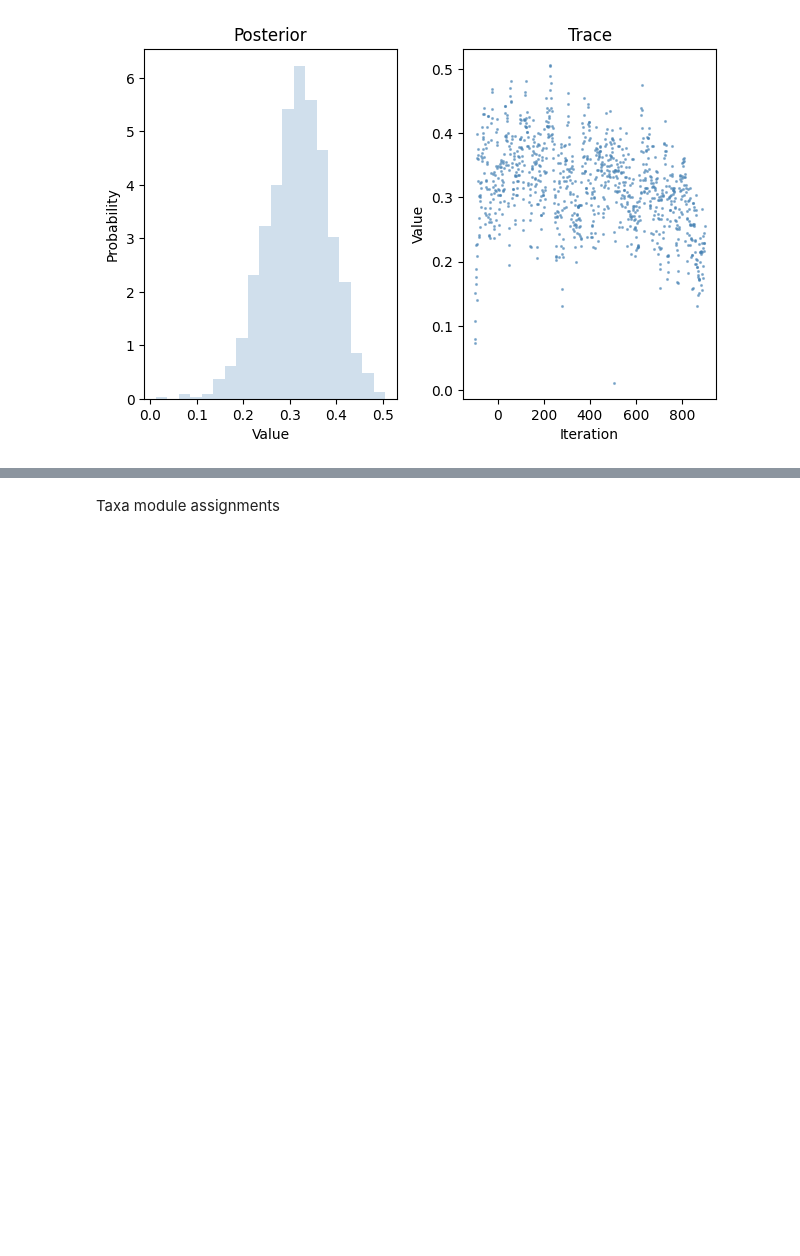
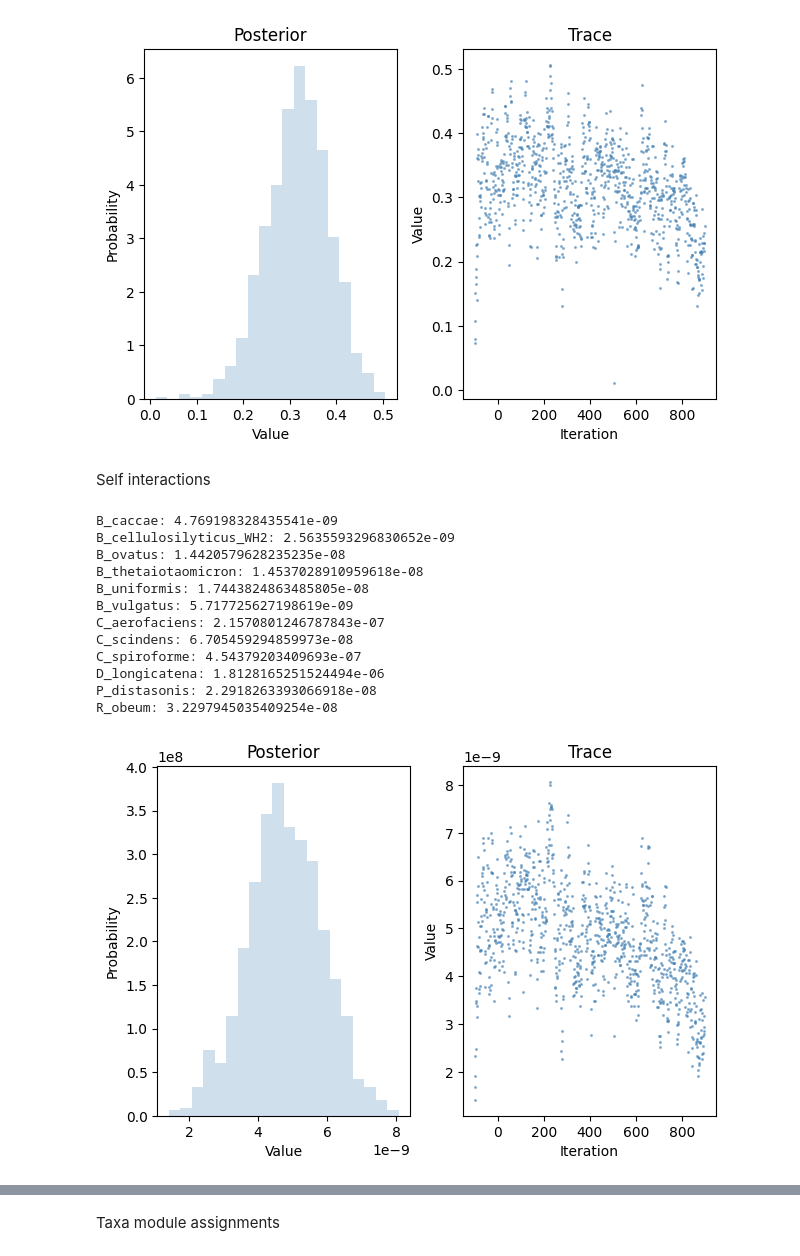
Before and after one commit to alejandrocs98/masters-thesis, a Jupyter notebook: mdsine2_mcnulty_lf0.ipynb, the cells around one changed output, grey strips where cells are left out. Saved outputs shown, nothing was run; the diff lists cells and outputs as text; code cells hidden in the pictures; blank space fills up the shorter version.

Commit message:
More mdsine2 utilities applied: interactions, perturbations, self-inter, glvparams...

```diff
--- a/mdsine2_mcnulty_lf0.ipynb
+++ b/mdsine2_mcnulty_lf0.ipynb
@@ -270,3 +270,35 @@ D_longicatena: 0.040636820796319376
 P_distasonis: 0.5354105308494466
 R_obeum: 0.5963569640509283
 [figure]
+# %% [markdown]
+Self interactions
+# %%
+# Get the trace of the self interactions {names.py, config.py, posterior.py}
+self_interactions_lf0_s0 = mcmc_lf0_s0.graph[STRNAMES.SELF_INTERACTION_VALUE]
+self_interactions_trace_lf0_s0 = self_interactions_lf0_s0.get_trace_from_disk(section='entire')
+
+# Get the mean of the self interaction for each taxa {pylab/variables.py}
+self_interactions_mean_lf0_s0 = md2.summary(self_interactions_lf0_s0)['mean']
+for i in range(self_interactions_mean_lf0_s0.shape[0]):
+    print(f'{mcnulty_lf0.taxa[i].name}: {self_interactions_mean_lf0_s0[i]}')
+
+# Visualize trace for the first taxa {visualization.py}
+md2.visualization.render_trace(             # Visualizes the Trace of a random variable
+    self_interactions_trace_lf0_s0[:,0],    # Trace of the self interactions rates for the first taxa
+    n_burnin=100                            # Tells how big the burnin array is
+)
+plt.show()
+# %% [output]
+B_caccae: 4.769198328435541e-09
+B_cellulosilyticus_WH2: 2.5635593296830652e-09
+B_ovatus: 1.4420579628235235e-08
+B_thetaiotaomicron: 1.4537028910959618e-08
+B_uniformis: 1.7443824863485805e-08
+B_vulgatus: 5.717725627198619e-09
+C_aerofaciens: 2.1570801246787843e-07
+C_scindens: 6.705459294859973e-08
+C_spiroforme: 4.54379203409693e-07
+D_longicatena: 1.8128165251524494e-06
+P_distasonis: 2.2918263393066918e-08
+R_obeum: 3.2297945035409254e-08
+[figure, added]
```
Also changed, not shown: parts of 11 cells of this notebook, 8 other files.
